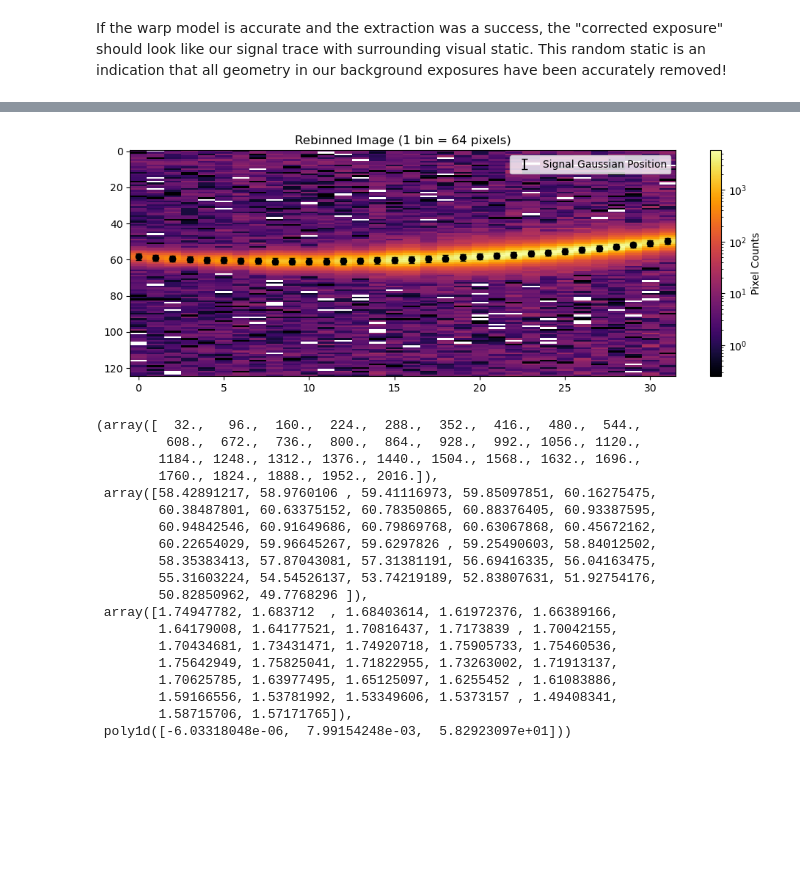
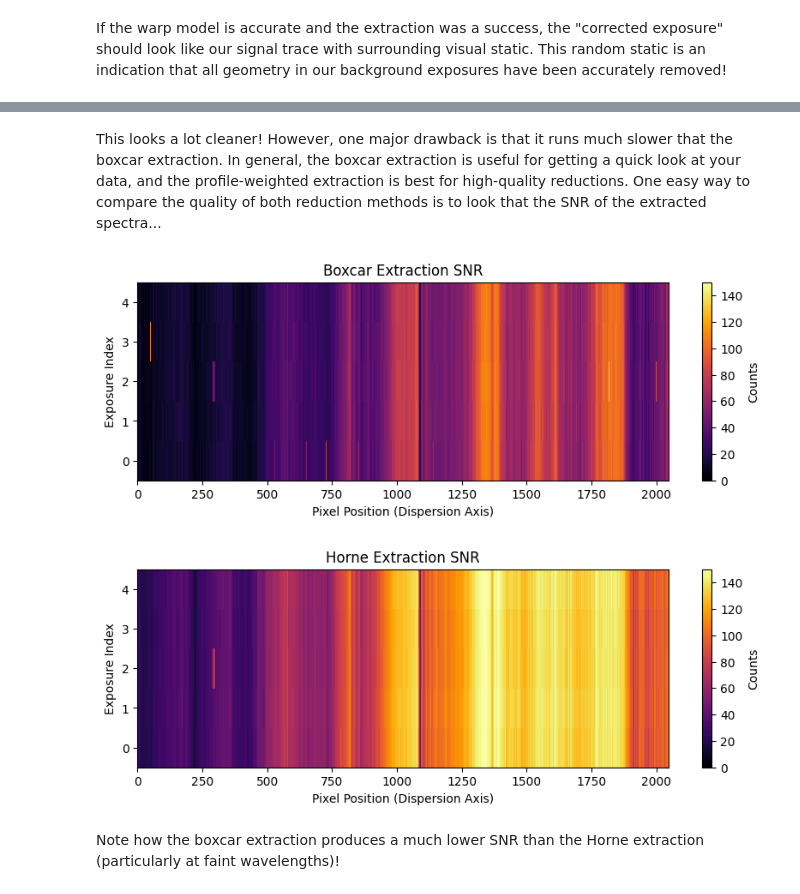
Before and after one commit to Autumn10677/specsuite, a Jupyter notebook: docs/kosmos_example.ipynb, the cells around one changed output, grey strips where cells are left out. Saved outputs shown, nothing was run; the diff lists cells and outputs as text; code cells hidden in the pictures; blank space fills up the shorter version.

```diff
--- a/docs/kosmos_example.ipynb
+++ b/docs/kosmos_example.ipynb
@@ -159,23 +136,27 @@ plt.ylim(0.8, 10)
-# %%
-ss.trace_fit(science[0] - backgrounds[0], debug=True, bin=2**6)
-# %% [output]
-[figure, removed]
-(array([  32.,   96.,  160.,  224.,  288.,  352.,  416.,  480.,  544.,
-         608.,  672.,  736.,  800.,  864.,  928.,  992., 1056., 1120.,
-        1184., 1248., 1312., 1376., 1440., 1504., 1568., 1632., 1696.,
-        1760., 1824., 1888., 1952., 2016.]),
- array([58.42891217, 58.9760106 , 59.41116973, 59.85097851, 60.16275475,
-        60.38487801, 60.63375152, 60.78350865, 60.88376405, 60.93387595,
-        60.94842546, 60.91649686, 60.79869768, 60.63067868, 60.45672162,
-        60.22654029, 59.96645267, 59.6297826 , 59.25490603, 58.84012502,
-        58.35383413, 57.87043081, 57.31381191, 56.69416335, 56.04163475,
-        55.31603224, 54.54526137, 53.74219189, 52.83807631, 51.92754176,
-        50.82850962, 49.7768296 ]),
- array([1.74947782, 1.683712  , 1.68403614, 1.61972376, 1.66389166,
-        1.64179008, 1.64177521, 1.70816437, 1.7173839 , 1.70042155,
-        1.70434681, 1.73431471, 1.74920718, 1.75905733, 1.75460536,
-        1.75642949, 1.75825041, 1.71822955, 1.73263002, 1.71913137,
-        1.70625785, 1.63977495, 1.65125097, 1.6255452 , 1.61083886,
-        1.59166556, 1.53781992, 1.53349606, 1.5373157 , 1.49408341,
-        1.58715706, 1.57171765]),
- poly1d([-6.03318048e-06,  7.99154248e-03,  5.82923097e+01]))
+# %% [markdown]
+This looks a lot cleaner! However, one major drawback is that it runs much slower that the boxcar extraction. In general, the boxcar extraction is useful for getting a quick look at your data, and the profile-weighted extraction is best for high-quality reductions. One easy way to compare the quality of both reduction methods is to look that the SNR of the extracted spectra...
+# %%
+# Plots Boxcar Extraction
+ss.plot_image(
+    boxcar_flux/boxcar_error,
+    title = "Boxcar Extraction SNR",
+    xlabel = "Pixel Position (Dispersion Axis)",
+    ylabel = "Exposure Index",
+    vmin = 0,
+    vmax = 150,
+)
+
+# Plots Horne Extraction
+ss.plot_image(
+    horne_flux/horne_error,
+    title = "Horne Extraction SNR",
+    xlabel="Pixel Position (Dispersion Axis)",
+    ylabel="Exposure Index",
+    vmin = 0,
+    vmax = 150,
+)
+# %% [output]
+[figure, added]
+[figure, added]
+# %% [markdown]
+Note how the boxcar extraction produces a much lower SNR than the Horne extraction (particularly at faint wavelengths)!
```
Also changed, not shown: parts of 19 cells of this notebook, 2 other files.
